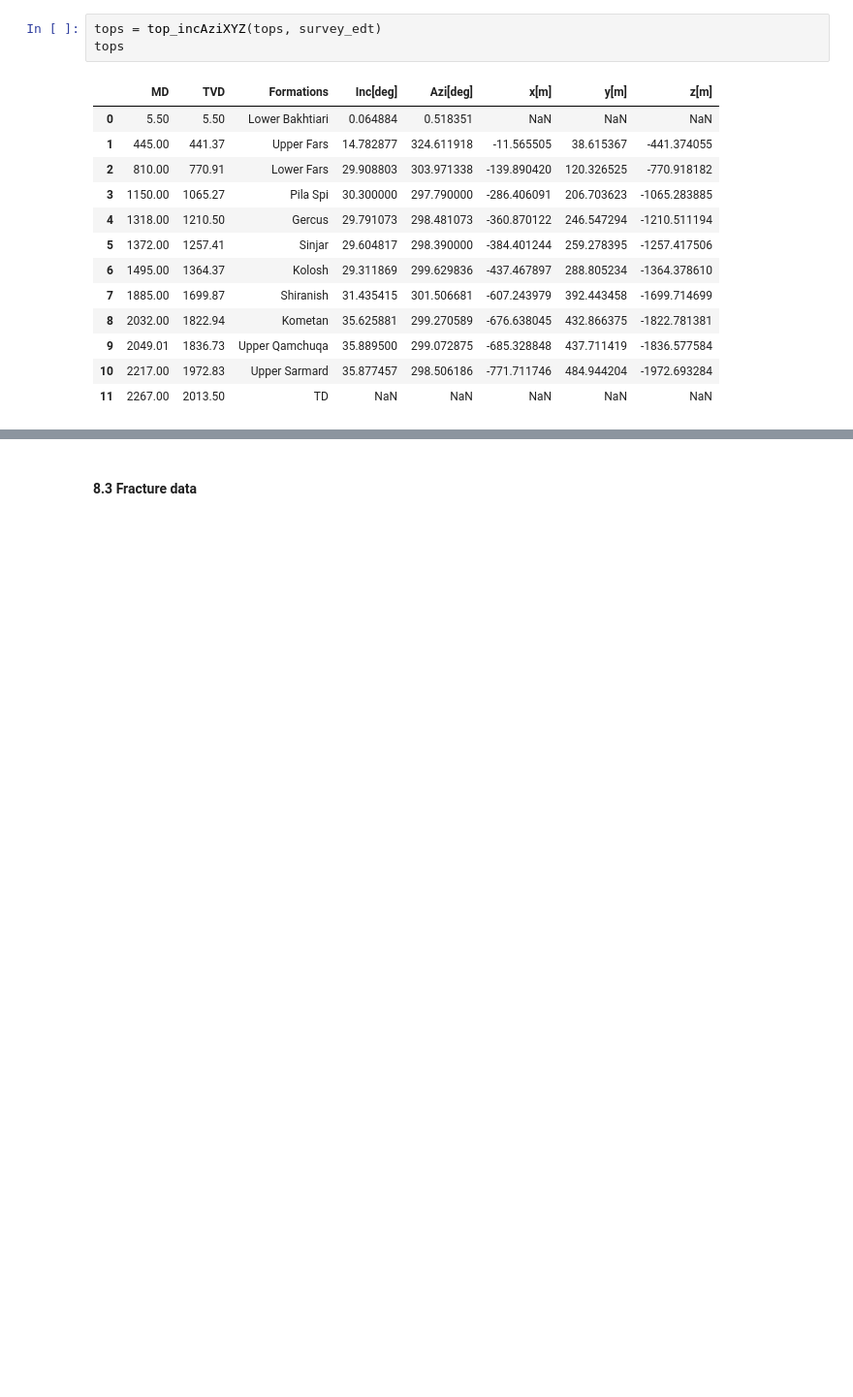
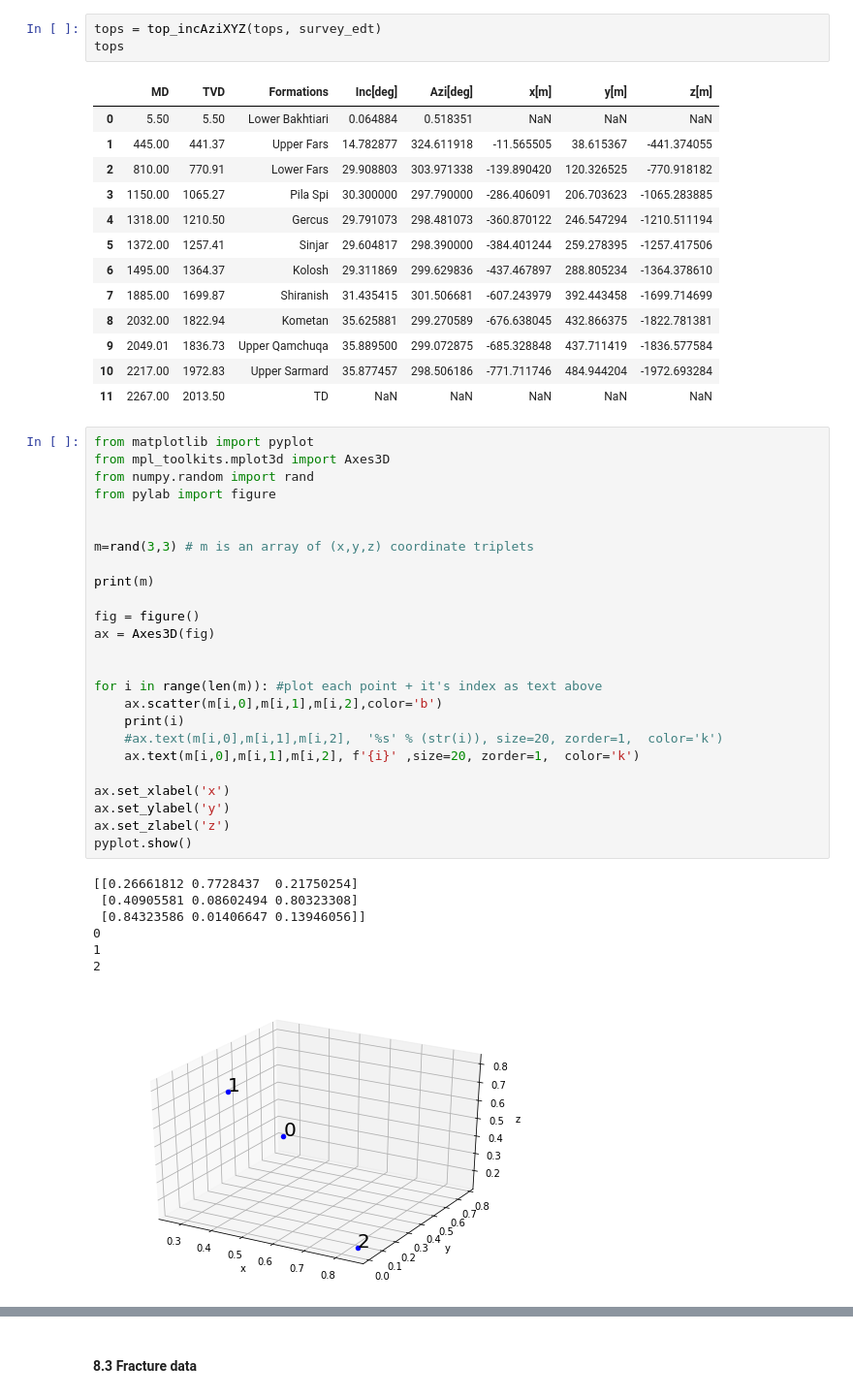
Before and after one commit to Zabamund/fracture-SFA, a Jupyter notebook: notebooks/SFA_Notebook.ipynb, the cells around one changed output, grey strips where cells are left out. Shown: that part at 97% size. Cells and saved outputs as stored; diff of their text form; blank space fills up the shorter version.

Commit message:
added labels to 3d plot

```diff
--- a/notebooks/SFA_Notebook.ipynb
+++ b/notebooks/SFA_Notebook.ipynb
@@ -378,3 +329,36 @@ tops
 | 9 | 2049.01 | 1836.73 | Upper Qamchuqa | 35.889500 | 299.072875 | -685.328848 | 437.711419 | -1836.577584 |
 | 10 | 2217.00 | 1972.83 | Upper Sarmard | 35.877457 | 298.506186 | -771.711746 | 484.944204 | -1972.693284 |
 | 11 | 2267.00 | 2013.50 | TD | NaN | NaN | NaN | NaN | NaN |
+# %%
+from matplotlib import pyplot
+from mpl_toolkits.mplot3d import Axes3D
+from numpy.random import rand
+from pylab import figure
+
+
+m=rand(3,3) # m is an array of (x,y,z) coordinate triplets
+
+print(m)
+
+fig = figure()
+ax = Axes3D(fig)
+
+
+for i in range(len(m)): #plot each point + it's index as text above
+    ax.scatter(m[i,0],m[i,1],m[i,2],color='b')
+    print(i)
+    #ax.text(m[i,0],m[i,1],m[i,2],  '%s' % (str(i)), size=20, zorder=1,  color='k')
+    ax.text(m[i,0],m[i,1],m[i,2], f'{i}' ,size=20, zorder=1,  color='k')
+
+ax.set_xlabel('x')
+ax.set_ylabel('y')
+ax.set_zlabel('z')
+pyplot.show()
+# %% [output]
+[[0.26661812 0.7728437  0.21750254]
+ [0.40905581 0.08602494 0.80323308]
+ [0.84323586 0.01406647 0.13946056]]
+0
+1
+2
+[figure, added]
```
Also changed, not shown: parts of 3 cells of this notebook.
